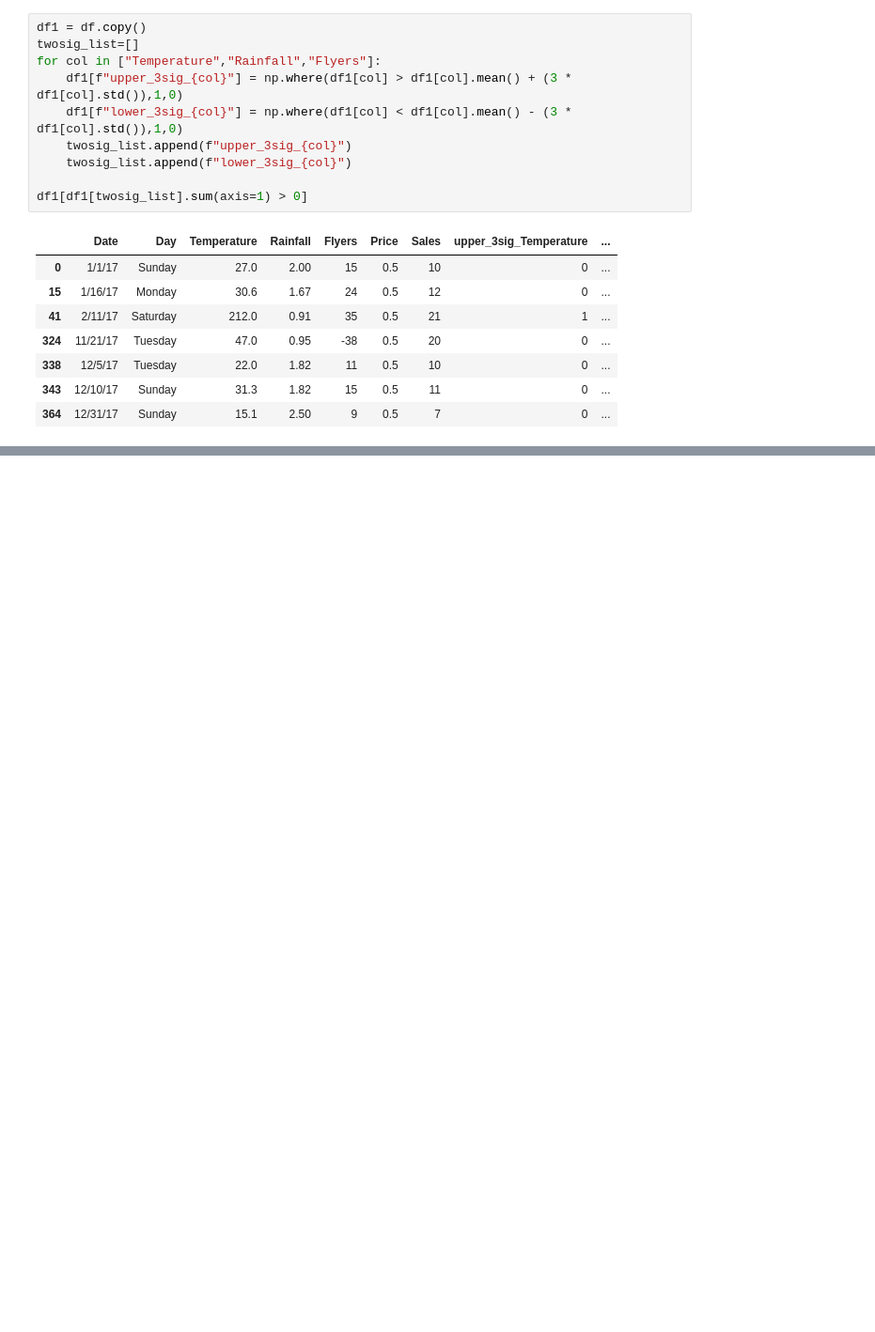
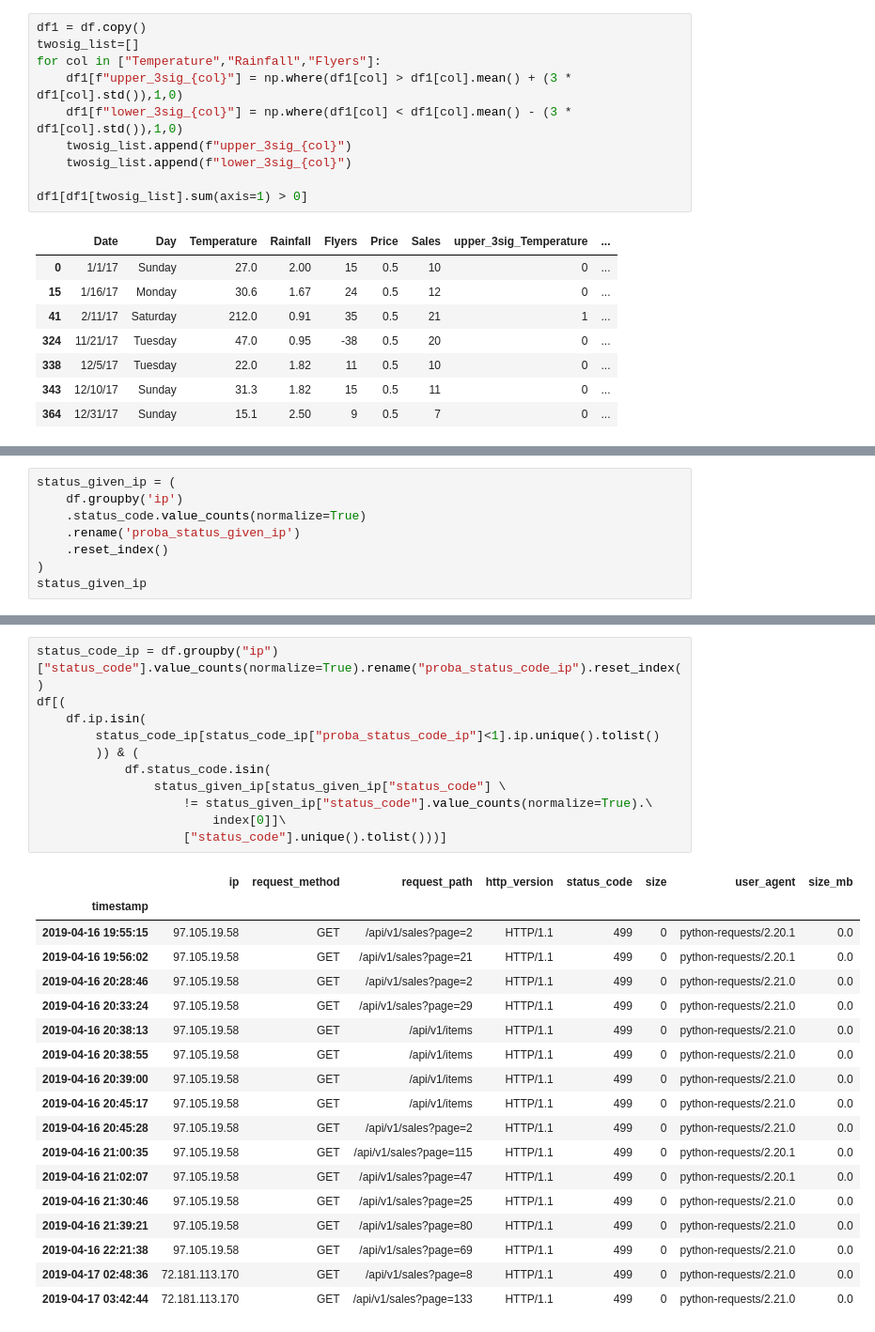
Before and after one commit to geary-shenck/anomaly-detection-exercises, a Jupyter notebook: continuous_probabilistic_methods..ipynb, the cells around one changed output, grey strips where cells are left out. Shown: that part at 94% size. Cells and saved outputs as stored; diff of their text form; blank space fills up the shorter version.

```diff
--- a/continuous_probabilistic_methods..ipynb
+++ b/continuous_probabilistic_methods..ipynb
@@ -273,0 +395,8 @@ Most of these do make sense to remove, the data seems to be pretty erroneous
+# %%
+status_given_ip = (
+    df.groupby('ip')
+    .status_code.value_counts(normalize=True)
+    .rename('proba_status_given_ip')
+    .reset_index()
+)
+status_given_ip
@@ -273,0 +426,30 @@ Most of these do make sense to remove, the data seems to be pretty erroneous
+# %%
+status_code_ip = df.groupby("ip")["status_code"].value_counts(normalize=True).rename("proba_status_code_ip").reset_index()
+df[(
+    df.ip.isin(
+        status_code_ip[status_code_ip["proba_status_code_ip"]<1].ip.unique().tolist()
+        )) & (
+            df.status_code.isin(
+                status_given_ip[status_given_ip["status_code"] \
+                    != status_given_ip["status_code"].value_counts(normalize=True).\
+                        index[0]]\
+                    ["status_code"].unique().tolist()))]
+# %% [output]
+|  | ip | request_method | request_path | http_version | status_code | size | user_agent | size_mb |
+| timestamp |  |  |  |  |  |  |  |  |
+| 2019-04-16 19:55:15 | 97.105.19.58 | GET | /api/v1/sales?page=2 | HTTP/1.1 | 499 | 0 | python-requests/2.20.1 | 0.0 |
+| 2019-04-16 19:56:02 | 97.105.19.58 | GET | /api/v1/sales?page=21 | HTTP/1.1 | 499 | 0 | python-requests/2.20.1 | 0.0 |
+| 2019-04-16 20:28:46 | 97.105.19.58 | GET | /api/v1/sales?page=2 | HTTP/1.1 | 499 | 0 | python-requests/2.21.0 | 0.0 |
+| 2019-04-16 20:33:24 | 97.105.19.58 | GET | /api/v1/sales?page=29 | HTTP/1.1 | 499 | 0 | python-requests/2.21.0 | 0.0 |
+| 2019-04-16 20:38:13 | 97.105.19.58 | GET | /api/v1/items | HTTP/1.1 | 499 | 0 | python-requests/2.21.0 | 0.0 |
+| 2019-04-16 20:38:55 | 97.105.19.58 | GET | /api/v1/items | HTTP/1.1 | 499 | 0 | python-requests/2.21.0 | 0.0 |
+| 2019-04-16 20:39:00 | 97.105.19.58 | GET | /api/v1/items | HTTP/1.1 | 499 | 0 | python-requests/2.21.0 | 0.0 |
+| 2019-04-16 20:45:17 | 97.105.19.58 | GET | /api/v1/items | HTTP/1.1 | 499 | 0 | python-requests/2.21.0 | 0.0 |
+| 2019-04-16 20:45:28 | 97.105.19.58 | GET | /api/v1/sales?page=2 | HTTP/1.1 | 499 | 0 | python-requests/2.21.0 | 0.0 |
+| 2019-04-16 21:00:35 | 97.105.19.58 | GET | /api/v1/sales?page=115 | HTTP/1.1 | 499 | 0 | python-requests/2.20.1 | 0.0 |
+| 2019-04-16 21:02:07 | 97.105.19.58 | GET | /api/v1/sales?page=47 | HTTP/1.1 | 499 | 0 | python-requests/2.20.1 | 0.0 |
+| 2019-04-16 21:30:46 | 97.105.19.58 | GET | /api/v1/sales?page=25 | HTTP/1.1 | 499 | 0 | python-requests/2.21.0 | 0.0 |
+| 2019-04-16 21:39:21 | 97.105.19.58 | GET | /api/v1/sales?page=80 | HTTP/1.1 | 499 | 0 | python-requests/2.21.0 | 0.0 |
+| 2019-04-16 22:21:38 | 97.105.19.58 | GET | /api/v1/sales?page=69 | HTTP/1.1 | 499 | 0 | python-requests/2.21.0 | 0.0 |
+| 2019-04-17 02:48:36 | 72.181.113.170 | GET | /api/v1/sales?page=8 | HTTP/1.1 | 499 | 0 | python-requests/2.21.0 | 0.0 |
+| 2019-04-17 03:42:44 | 72.181.113.170 | GET | /api/v1/sales?page=133 | HTTP/1.1 | 499 | 0 | python-requests/2.21.0 | 0.0 |
```
Also changed, not shown: parts of 29 cells of this notebook.
